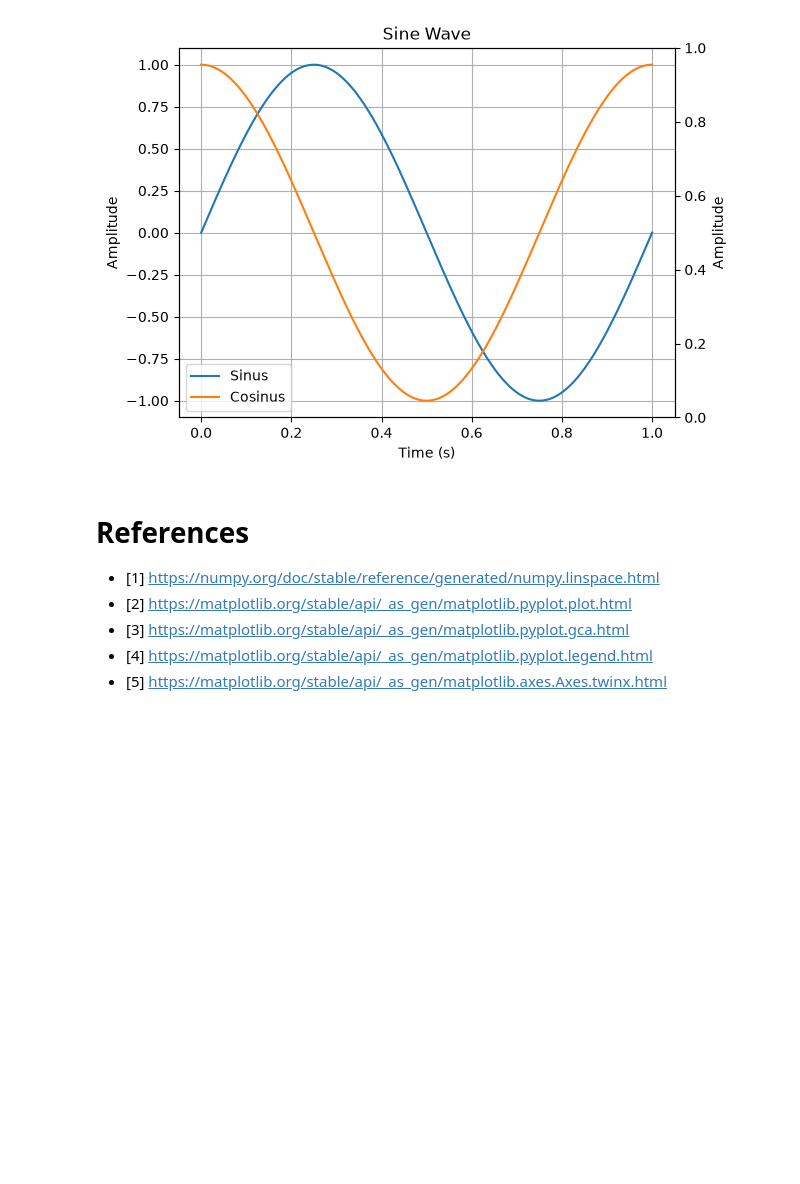
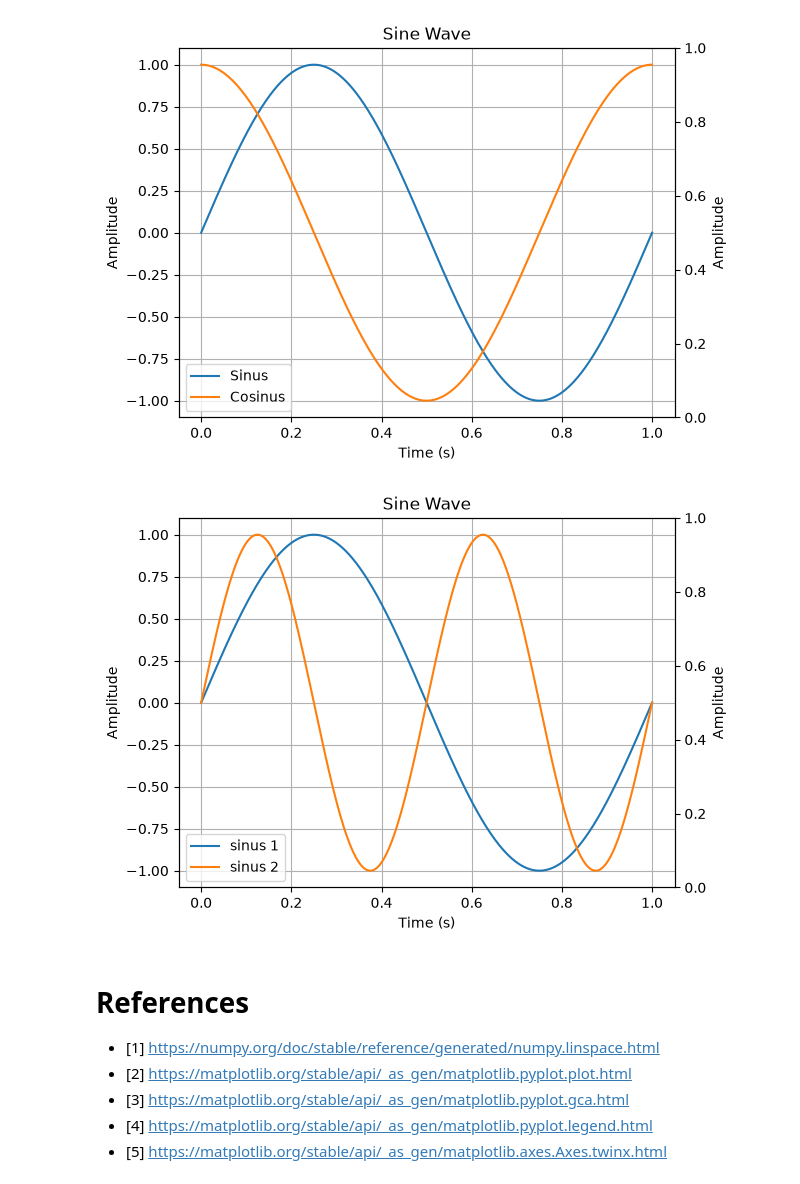
Before and after one commit to vidusha1234/Series02-python, a Jupyter notebook: Series02-python.ipynb, the cells around one changed output. Cells and saved outputs as stored; diff of their text form; code cells hidden in the pictures; blank space fills up the shorter version.

Commit message:
final version edited and added the phase difference
phase difference with two sine waves

```diff
--- a/Series02-python.ipynb
+++ b/Series02-python.ipynb
@@ -83,6 +83,48 @@ ax2.set_ylabel('Amplitude')
 plt.savefig('sine_and_cosine_wave.pdf')
 # %% [output]
 [figure]
+# %%
+
+
+# Create a numpy array called t that contains 1000 values from 0 to 1 (t is for time)
+t = np.linspace(0, 1, 1000)
+
+# Create a numpy array called s that contains the values of a sine function of t (s is for signal)
+s = np.sin(2 * np.pi * 1 * t)
+
+# Plot s as a function of t
+plt.plot(t, s, label='sinus 1')
+
+# Add a title to the plot
+plt.title('Sine Wave')
+
+# Add a label to the x axis
+plt.xlabel('Time (s)')
+
+# Add a label to the y axis
+plt.ylabel('Amplitude')
+# Add a grid to the plot
+plt.grid(True)
+
+# Save the plot as a png file
+plt.savefig('sine_wave.png')
+
+#adding the cosine
+plt.plot(t, np.sin(2 * np.pi * 2 * t), label='sinus 2')
+
+# Add a legend to the plot
+plt.legend(loc='lower left')
+
+# Add a second y axis to the plot
+ax2 = plt.gca().twinx()
+
+# Add a second label to the y axis
+ax2.set_ylabel('Amplitude')
+
+# Save the plot as a pdf file
+plt.savefig('sine_and_cosine_wave_phase_difference.pdf')
+# %% [output]
+[figure, added]
 # %% [markdown]
 # References
 - [1] https://numpy.org/doc/stable/reference/generated/numpy.linspace.html
```
Also changed, not shown: 1 other file.
